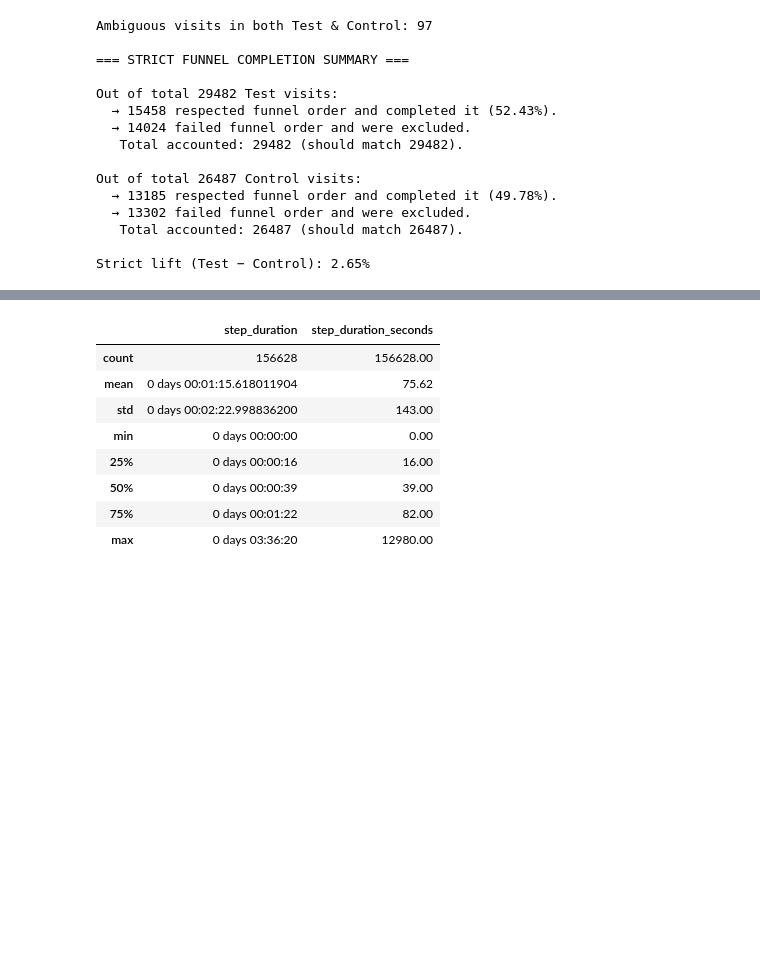
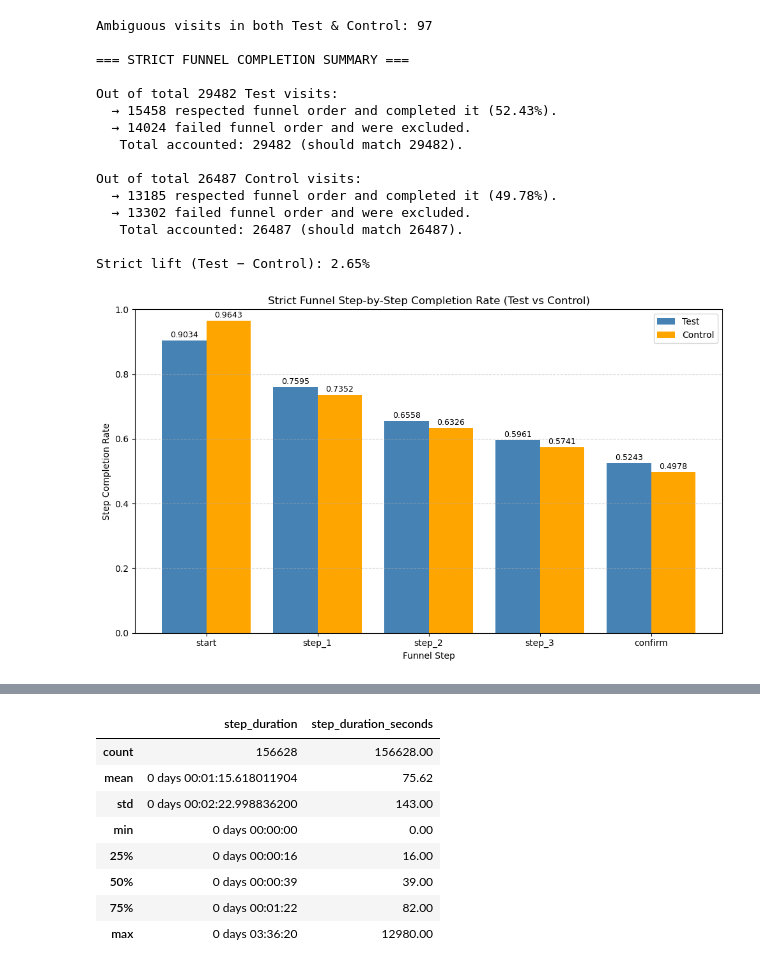
Before and after one commit to KmkGska/vanguard-ab-test, a Jupyter notebook: notebooks/d_Day4_Wrap.ipynb, the cells around one changed output, grey strips where cells are left out. Saved outputs shown, nothing was run; the diff lists cells and outputs as text; code cells hidden in the pictures; blank space fills up the shorter version.

Commit message:
z value

```diff
--- a/notebooks/d_Day4_Wrap.ipynb
+++ b/notebooks/d_Day4_Wrap.ipynb
@@ -417,6 +417,7 @@ print(f"Ambiguous visits in both Test & Control: {len(ambiguous_visits)}")
 
 # 2. Drop ambiguous visits
 df_clean = df_full[~df_full['visit_id'].isin(ambiguous_visits)]
+df_clean = df_clean.copy()
 
 # 3. Define ordered funnel steps
 funnel_steps = ['start', 'step_1', 'step_2', 'step_3', 'confirm']
@@ -495,3 +496,71 @@ Out of total 26487 Control visits:
    Total accounted: 26487 (should match 26487).
 
 Strict lift (Test − Control): 2.65%
+# %%
+# Step-by-step strict completion rate by variation
+
+# 1. Filter clean visits and sort by timestamp
+df_sorted = df_clean.sort_values(['visit_id', 'date_time'])
+
+# 2. Get unique steps per visit in order
+visit_steps = df_sorted.groupby('visit_id')['process_step'].apply(list)
+
+# 3. Map visit_id to variation
+visit_variation = (
+    df_clean[['visit_id', 'variation']]
+    .drop_duplicates(subset='visit_id')
+    .set_index('visit_id')['variation']
+)
+
+# 4. Initialize counters
+step_counts = {step: {'Test': 0, 'Control': 0} for step in funnel_steps}
+total_counts = {'Test': 0, 'Control': 0}
+
+# 5. Count step completions
+for vid, steps in visit_steps.items():
+    variation = visit_variation.get(vid)
+    if variation not in ['Test', 'Control']:
+        continue
+    total_counts[variation] += 1
+    idx = 0
+    for s in steps:
+        if idx < len(funnel_steps) and s == funnel_steps[idx]:
+            step_counts[funnel_steps[idx]][variation] += 1
+            idx += 1
+
+# 6. Compute rates
+step_labels = []
+test_rates = []
+control_rates = []
+
+for step in funnel_steps:
+    step_labels.append(step)
+    test_rate = step_counts[step]['Test'] / total_counts['Test'] if total_counts['Test'] > 0 else 0
+    control_rate = step_counts[step]['Control'] / total_counts['Control'] if total_counts['Control'] > 0 else 0
+    test_rates.append(test_rate)
+    control_rates.append(control_rate)
+
+# 7. Plot
+x = range(len(step_labels))
+bar_width = 0.4
+
+plt.figure(figsize=(10, 6))
+plt.bar([i - bar_width/2 for i in x], test_rates, width=bar_width, label='Test', color='steelblue')
+plt.bar([i + bar_width/2 for i in x], control_rates, width=bar_width, label='Control', color='orange')
+
+# Add value labels
+for i in x:
+    plt.text(i - bar_width/2, test_rates[i] + 0.01, f"{test_rates[i]:.4f}", ha='center', fontsize=9)
+    plt.text(i + bar_width/2, control_rates[i] + 0.01, f"{control_rates[i]:.4f}", ha='center', fontsize=9)
+
+plt.xticks(x, step_labels)
+plt.ylabel('Step Completion Rate')
+plt.xlabel('Funnel Step')
+plt.title('Strict Funnel Step-by-Step Completion Rate (Test vs Control)')
+plt.ylim(0, 1)
+plt.legend()
+plt.grid(axis='y', linestyle='--', alpha=0.5)
+plt.tight_layout()
+plt.show()
+# %% [output]
+[figure, added]
```
Also changed, not shown: parts of 10 cells of this notebook.
